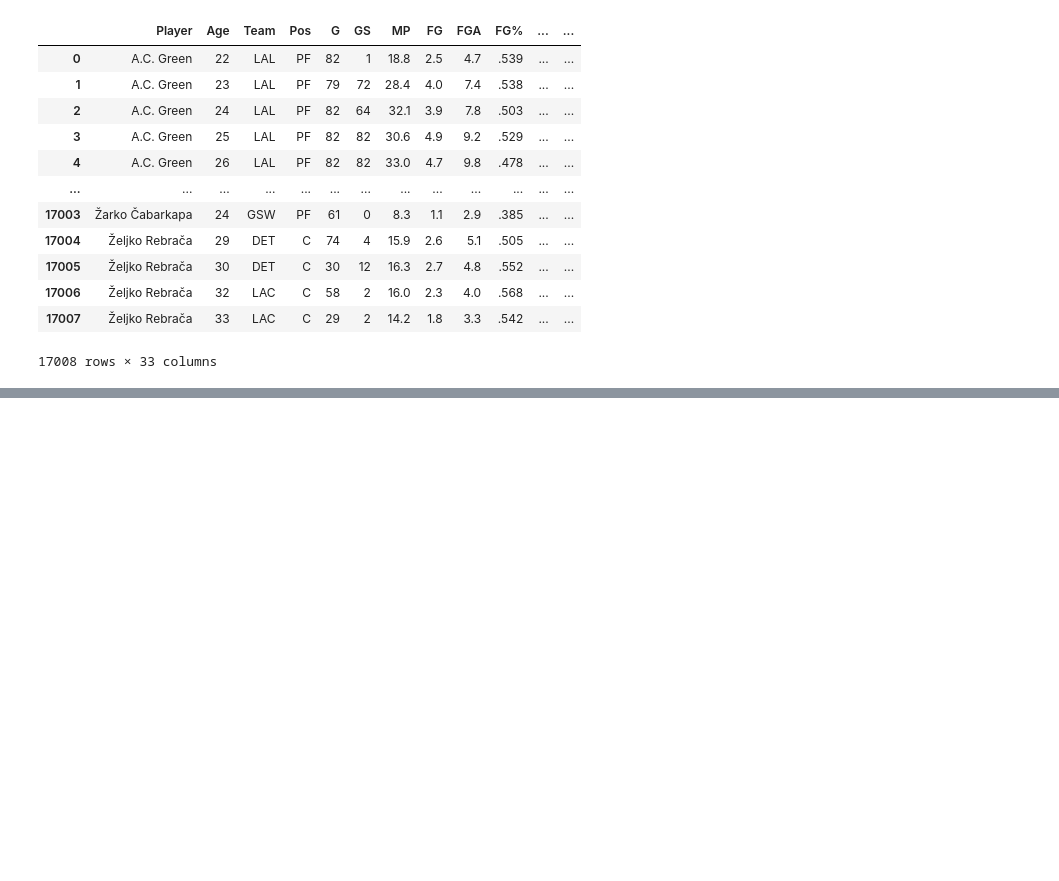
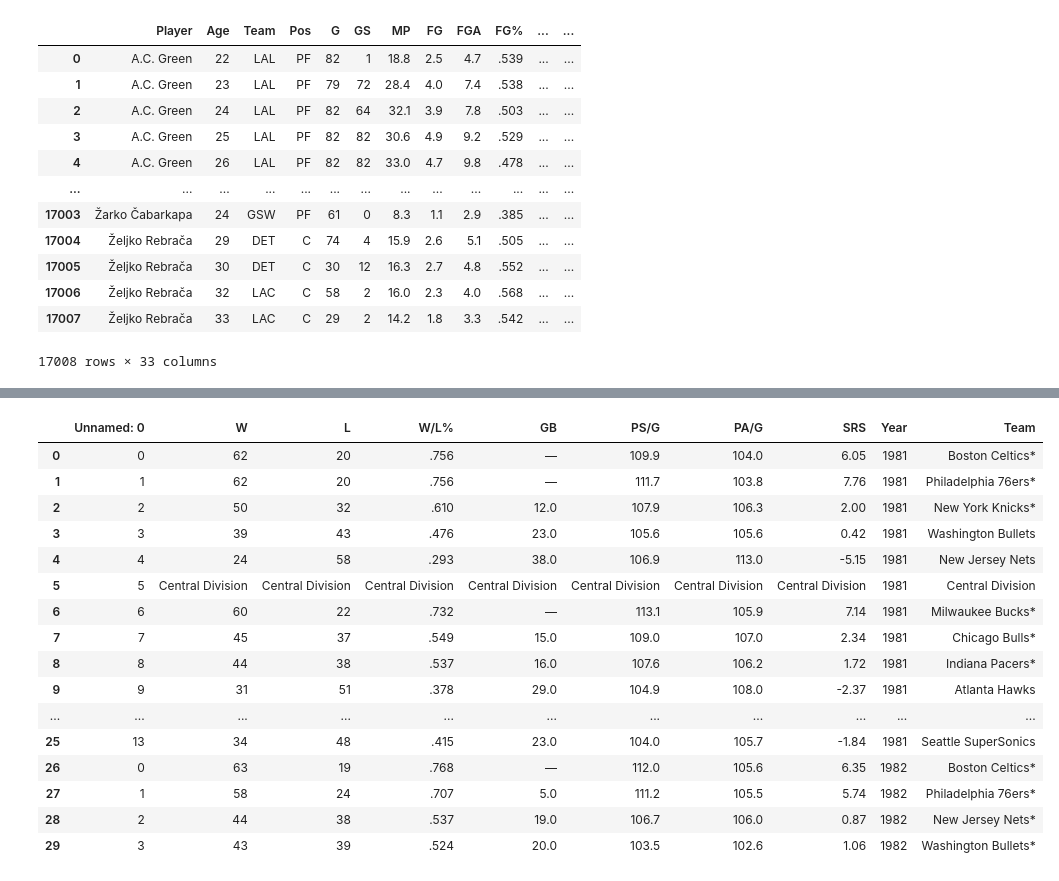
Before and after one commit to SalyanKarki/NBA-MVP-2025, a Jupyter notebook: NBAMVP/data_cleaning.ipynb, the cells around one changed output, grey strips where cells are left out. Saved outputs shown, nothing was run; the diff lists cells and outputs as text; code cells hidden in the pictures; blank space fills up the shorter version.

Commit message:
added nickname mappings for each team, converted to csv file

```diff
--- a/NBAMVP/data_cleaning.ipynb
+++ b/NBAMVP/data_cleaning.ipynb
@@ -215,3 +215,5 @@ combined
 | 17006 | Željko Rebrača | 32 | LAC | C | 58 | 2 | 16.0 | 2.3 | 4.0 | .568 | ... | ... |
 | 17007 | Željko Rebrača | 33 | LAC | C | 29 | 2 | 14.2 | 1.8 | 3.3 | .542 | ... | ... |
 17008 rows × 33 columns
+# %%
+teams = pd.read_csv("teams.csv")
@@ -217,0 +236,20 @@ combined
+# %%
+teams.head(30)
+# %% [output]
+|  | Unnamed: 0 | W | L | W/L% | GB | PS/G | PA/G | SRS | Year | Team |
+| 0 | 0 | 62 | 20 | .756 | — | 109.9 | 104.0 | 6.05 | 1981 | Boston Celtics* |
+| 1 | 1 | 62 | 20 | .756 | — | 111.7 | 103.8 | 7.76 | 1981 | Philadelphia 76ers* |
+| 2 | 2 | 50 | 32 | .610 | 12.0 | 107.9 | 106.3 | 2.00 | 1981 | New York Knicks* |
+| 3 | 3 | 39 | 43 | .476 | 23.0 | 105.6 | 105.6 | 0.42 | 1981 | Washington Bullets |
+| 4 | 4 | 24 | 58 | .293 | 38.0 | 106.9 | 113.0 | -5.15 | 1981 | New Jersey Nets |
+| 5 | 5 | Central Division | Central Division | Central Division | Central Division | Central Division | Central Division | Central Division | 1981 | Central Division |
+| 6 | 6 | 60 | 22 | .732 | — | 113.1 | 105.9 | 7.14 | 1981 | Milwaukee Bucks* |
+| 7 | 7 | 45 | 37 | .549 | 15.0 | 109.0 | 107.0 | 2.34 | 1981 | Chicago Bulls* |
+| 8 | 8 | 44 | 38 | .537 | 16.0 | 107.6 | 106.2 | 1.72 | 1981 | Indiana Pacers* |
+| 9 | 9 | 31 | 51 | .378 | 29.0 | 104.9 | 108.0 | -2.37 | 1981 | Atlanta Hawks |
+| ... | ... | ... | ... | ... | ... | ... | ... | ... | ... | ... |
+| 25 | 13 | 34 | 48 | .415 | 23.0 | 104.0 | 105.7 | -1.84 | 1981 | Seattle SuperSonics |
+| 26 | 0 | 63 | 19 | .768 | — | 112.0 | 105.6 | 6.35 | 1982 | Boston Celtics* |
+| 27 | 1 | 58 | 24 | .707 | 5.0 | 111.2 | 105.5 | 5.74 | 1982 | Philadelphia 76ers* |
+| 28 | 2 | 44 | 38 | .537 | 19.0 | 106.7 | 106.0 | 0.87 | 1982 | New Jersey Nets* |
+| 29 | 3 | 43 | 39 | .524 | 20.0 | 103.5 | 102.6 | 1.06 | 1982 | Washington Bullets* |
```
Also changed, not shown: parts of 5 cells of this notebook, 2 other files.
